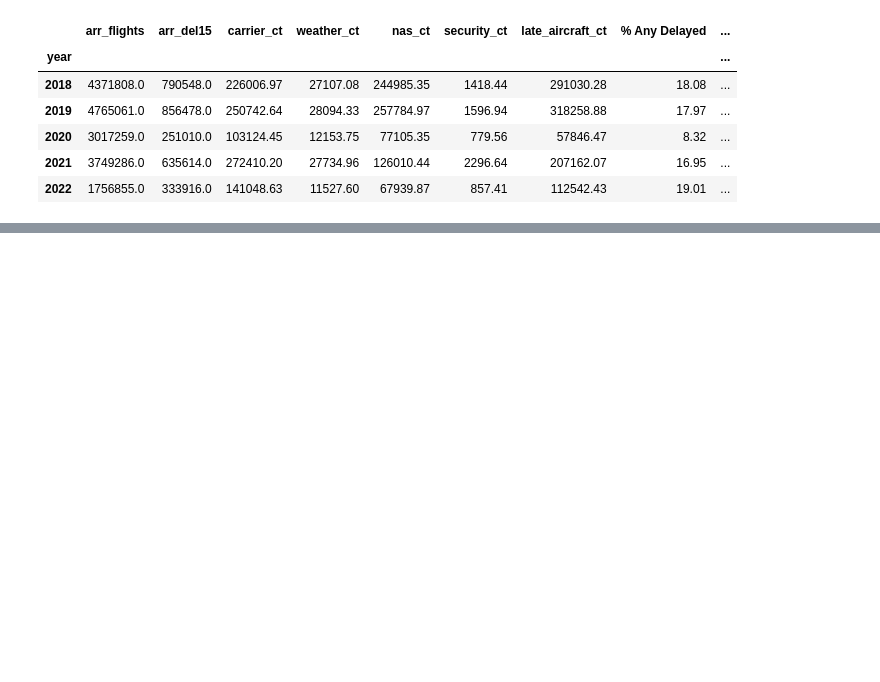
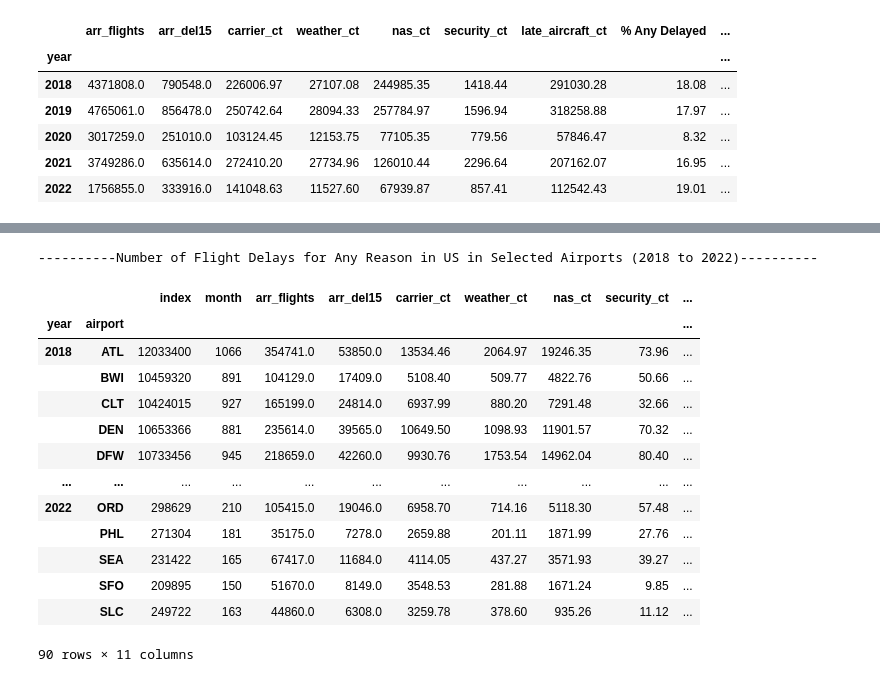
Before and after one commit to Tawn-Scotton/Team_3_Project_1, a Jupyter notebook: ProjectAirlineDelay.ipynb, the cells around one changed output, grey strips where cells are left out. Saved outputs shown, nothing was run; the diff lists cells and outputs as text; code cells hidden in the pictures; blank space fills up the shorter version.

```diff
--- a/ProjectAirlineDelay.ipynb
+++ b/ProjectAirlineDelay.ipynb
@@ -506,25 +473,45 @@ df2_AirlineDelay_AllDelays_Rollup
 # %%
 #Check for distinct Airports.  These airport codes are only airports with at least 1 month with >50 weather delays by at least 1 airline carrier in 2018 to 2022
 #airport codes: “PHL”,”EWR”,”LGA”,”IAD”,”ORD”,”MSP”,”DTW”,”DEN”,”SLC”,”LAX”,”SFO”,”SEA”,”ATL”,”CLT”,”BWI”,”MIA”,”DFW”,”IAH”
 
-###########Number of Flights Delayed Due To Weather From 2018 - 2022 Per Airport (in months with > 50 weather delays)######
+#######Number of Flights Delayed Due To Weather From 2018 - 2022 Per Airport (in months with > 50 weather delays)######
 #Show the total number of flights delayed per airport.
 
 
-df2_AirportDelay = df_AirlineDelayCleanDS[["year","carrier_name","airport", "arr_flights", "arr_del15", "carrier_ct",
+df2_AirportDelay = df_AirlineDelayCleanDS[["year","month","carrier_name","airport", "arr_flights", "arr_del15", "carrier_ct",
                                                                                     "weather_ct", "nas_ct", "security_ct","late_aircraft_ct", "arr_cancelled", "arr_diverted"
                                                                                    ]]
 
 df3_AirportDelay = df2_AirportDelay[df2_AirportDelay["airport"].isin(['PHL','EWR','LGA','IAD','ORD','MSP','DTW','DEN','SLC','LAX','SFO','SEA','ATL','CLT','BWI','MIA','DFW','IAH'
                                                                                                                                              ])
                                                                                      ]
-df4_AirportDelay_refinedAirports = df3_AirportDelay.reset_index(inplace=False)
+#Refine Data for years b/w 2018 and 2022
+df_Airport_anyreason_2018to2022 = df3_AirportDelay[(df3_AirportDelay["year"]>= 2018) &(df3_AirportDelay["year"] <= 2022)]
+
+df4_AirportDelay_refinedAirports_2018to2022 = df_Airport_anyreason_2018to2022.reset_index(inplace=False)
 # df4_AirlineDelay_refined = df3_AirlineDelay_refined[["carrier_name","airport", "arr_flights", "arr_del15", "carrier_ct", "weather_ct", "nas_ct", "security_ct","late_aircraft_ct", "arr_cancelled", "arr_diverted"]]
 
-df5_AirportDelay_2003to2022 = pd.DataFrame(df4_AirportDelay_refinedAirports.groupby(["year","airport"]).sum())
+df5_AirportDelay_2018to2022 = pd.DataFrame(df4_AirportDelay_refinedAirports_2018to2022.groupby(["year","airport"]).sum())
 
-print(f"---------------------Number (%) of Flight Delays for Any Reason in US in Selected Airports (2003 to 2022)-----------")
-df5_AirportDelay_2003to2022
+df5_AirportDelay_2018to2022[["arr_flights", "arr_del15", "carrier_ct","weather_ct", "nas_ct", "security_ct","late_aircraft_ct", "arr_cancelled", "arr_diverted"]]
 
+print(f"----------Number of Flight Delays for Any Reason in US in Selected Airports (2018 to 2022)----------")
+df5_AirportDelay_2018to2022
 
-# Table XX
+# Table 11
+# %% [output]
+----------Number of Flight Delays for Any Reason in US in Selected Airports (2018 to 2022)----------
+|  |  | index | month | arr_flights | arr_del15 | carrier_ct | weather_ct | nas_ct | security_ct | ... |
+| year | airport |  |  |  |  |  |  |  |  | ... |
+| 2018 | ATL | 12033400 | 1066 | 354741.0 | 53850.0 | 13534.46 | 2064.97 | 19246.35 | 73.96 | ... |
+|  | BWI | 10459320 | 891 | 104129.0 | 17409.0 | 5108.40 | 509.77 | 4822.76 | 50.66 | ... |
+|  | CLT | 10424015 | 927 | 165199.0 | 24814.0 | 6937.99 | 880.20 | 7291.48 | 32.66 | ... |
+|  | DEN | 10653366 | 881 | 235614.0 | 39565.0 | 10649.50 | 1098.93 | 11901.57 | 70.32 | ... |
+|  | DFW | 10733456 | 945 | 218659.0 | 42260.0 | 9930.76 | 1753.54 | 14962.04 | 80.40 | ... |
+| ... | ... | ... | ... | ... | ... | ... | ... | ... | ... | ... |
+| 2022 | ORD | 298629 | 210 | 105415.0 | 19046.0 | 6958.70 | 714.16 | 5118.30 | 57.48 | ... |
+|  | PHL | 271304 | 181 | 35175.0 | 7278.0 | 2659.88 | 201.11 | 1871.99 | 27.76 | ... |
+|  | SEA | 231422 | 165 | 67417.0 | 11684.0 | 4114.05 | 437.27 | 3571.93 | 39.27 | ... |
+|  | SFO | 209895 | 150 | 51670.0 | 8149.0 | 3548.53 | 281.88 | 1671.24 | 9.85 | ... |
+|  | SLC | 249722 | 163 | 44860.0 | 6308.0 | 3259.78 | 378.60 | 935.26 | 11.12 | ... |
+90 rows × 11 columns
```
Also changed, not shown: parts of 26 cells of this notebook.
